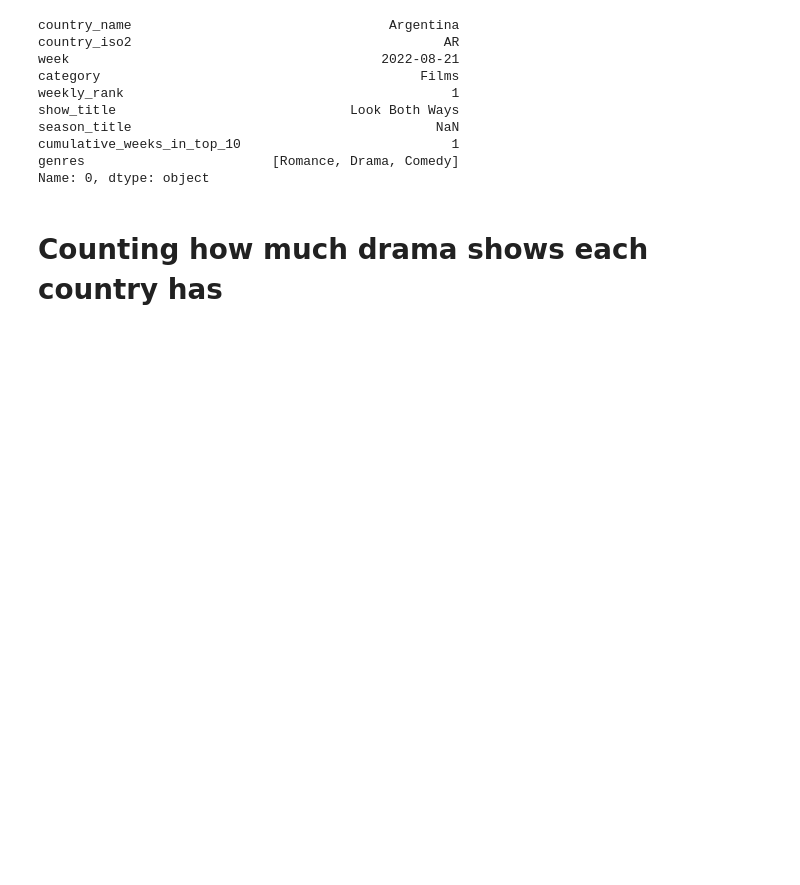
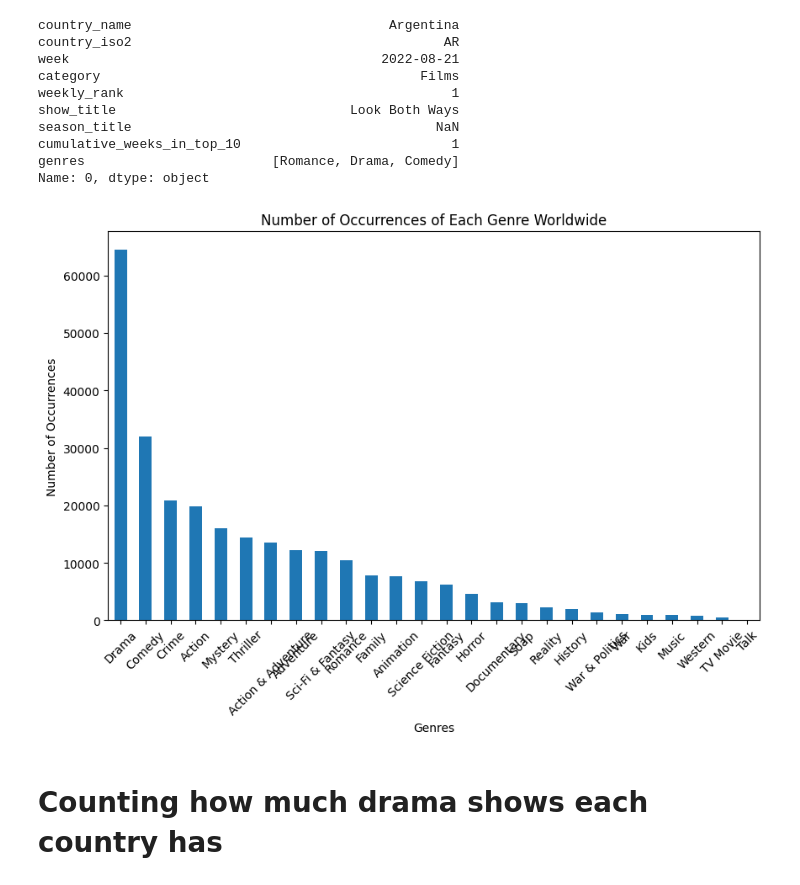
Before and after one commit to denyce-ng/CODE1161dataproject, a Jupyter notebook: project.ipynb, the cells around one changed output. Saved outputs shown, nothing was run; the diff lists cells and outputs as text; code cells hidden in the pictures; blank space fills up the shorter version.

```diff
--- a/project.ipynb
+++ b/project.ipynb
@@ -136,6 +136,27 @@ season_title                                       NaN
 cumulative_weeks_in_top_10                           1
 genres                        [Romance, Drama, Comedy]
 Name: 0, dtype: object
+# %%
+pd.options.mode.chained_assignment = None
+
+# Create a list of all genres
+netflix_data=netflix_data.dropna(subset=['genres'])
+all_genres = [genre for sublist in netflix_data['genres'] for genre in sublist]
+# Count occurrences of each genre
+genre_counts = pd.Series(all_genres).value_counts()
+
+# Plot the bar chart
+plt.figure(figsize=(10, 6))
+genre_counts.plot(kind='bar')
+plt.xlabel('Genres')
+plt.ylabel('Number of Occurrences')
+plt.title(f'Number of Occurrences of Each Genre Worldwide')
+plt.xticks(rotation=45)
+plt.show()
+
+pd.options.mode.chained_assignment = 'warn'
+# %% [output]
+[figure, added]
 # %% [markdown]
 # Counting how much drama shows each country has
 # %%
```
Also changed, not shown: parts of 2 cells of this notebook, 1 other file.
